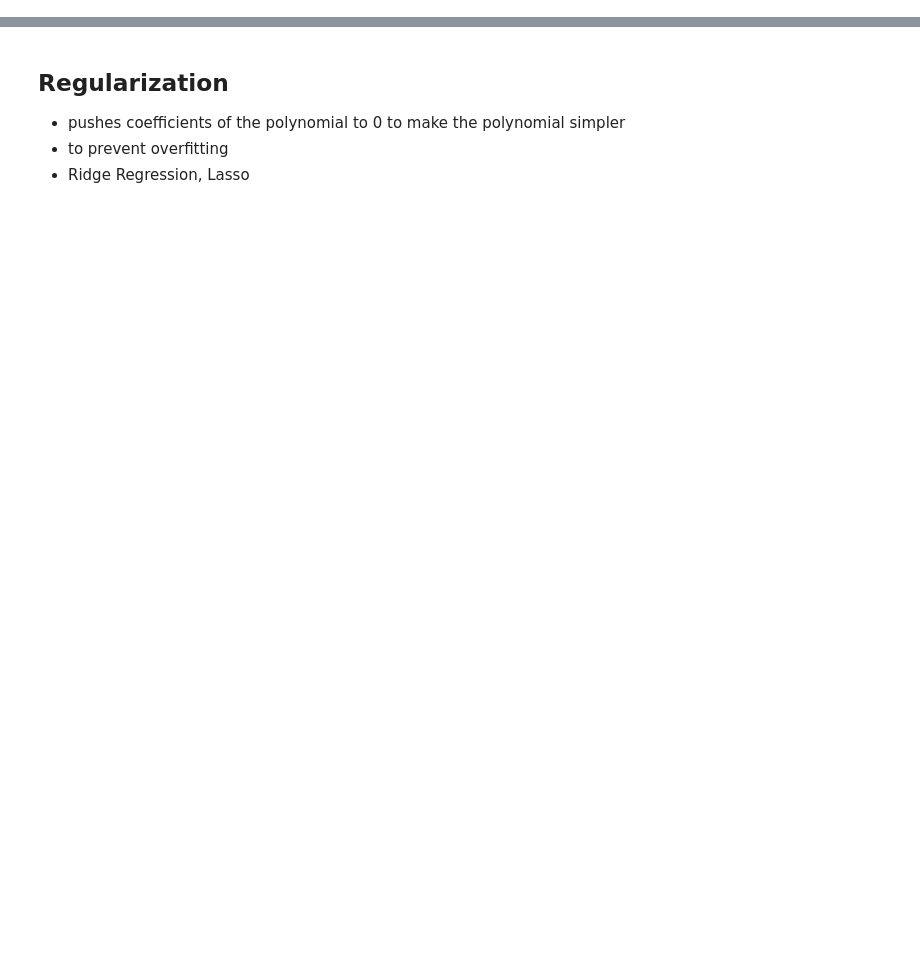
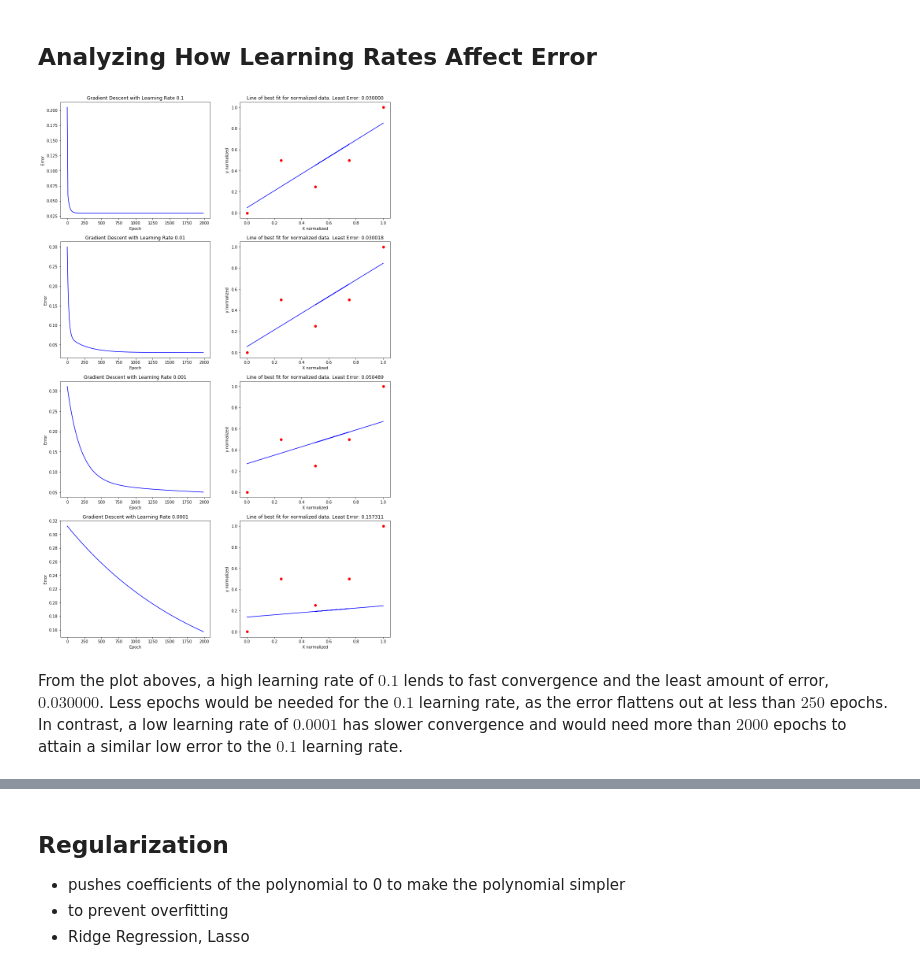
Before and after one commit to Smarker/machine_learning, a Jupyter notebook: regression.ipynb, the cells around one changed output, grey strips where cells are left out. Drawn from its saved outputs; the diff is of its cells as text; code cells hidden in the pictures; blank space fills up the shorter version.

```diff
--- a/regression.ipynb
+++ b/regression.ipynb
@@ -11,0 +345,4 @@ import matplotlib.pyplot as plt
+# %%
+# theta is number of features + 1 (the +1 is for the intercept)
+theta = np.zeros((X_norm.shape[1], 1))
+theta.shape
@@ -11,0 +407,27 @@ import matplotlib.pyplot as plt
+# %% [markdown]
+## Analyzing How Learning Rates Affect Error
+# %%
+max_epochs = 2000
+tolerance = 0.001
+learning_rates = [0.1, 0.01, 0.001, 0.0001]
+epochs = [ epoch for epoch in range(max_epochs) if (epoch % 10 == 0)]
+
+fig, axes = plt.subplots(len(learning_rates), 2, figsize=(15, 25))
+
+for i, learning_rate in enumerate(learning_rates):
+    final_theta, costs = gradient_descent(max_epochs, tolerance, X_norm, y_norm, theta, learning_rate)
+
+    axes[i][0].set_title('Gradient Descent with Learning Rate {}'.format(learning_rate))
+    axes[i][0].set_xlabel('Epoch')
+    axes[i][0].set_ylabel('Error')
+    axes[i][0].plot(epochs, costs, 'b')
+
+    least_cost = costs[-1]
+    axes[i][1].set_title(f'Line of best fit for normalized data. Least Error: {least_cost:.6f}'.format(least_cost))
+    axes[i][1].set_xlabel('X normalized')
+    axes[i][1].set_ylabel('y normalized')
+    axes[i][1].plot(X_norm[:, 1], y_norm, 'ro', X_norm[:, 1], np.dot(X_norm, final_theta), 'b')
+# %% [output]
+[figure, added]
+# %% [markdown]
+From the plot aboves, a high learning rate of $0.1$ lends to fast convergence and the least amount of error, $0.030000$. Less epochs would be needed for the $0.1$ learning rate, as the error flattens out at less than $250$ epochs. In contrast, a low learning rate of $0.0001$ has slower convergence and would need more than $2000$ epochs to attain a similar low error to the $0.1$ learning rate.
```
Also changed, not shown: parts of 55 cells of this notebook.
